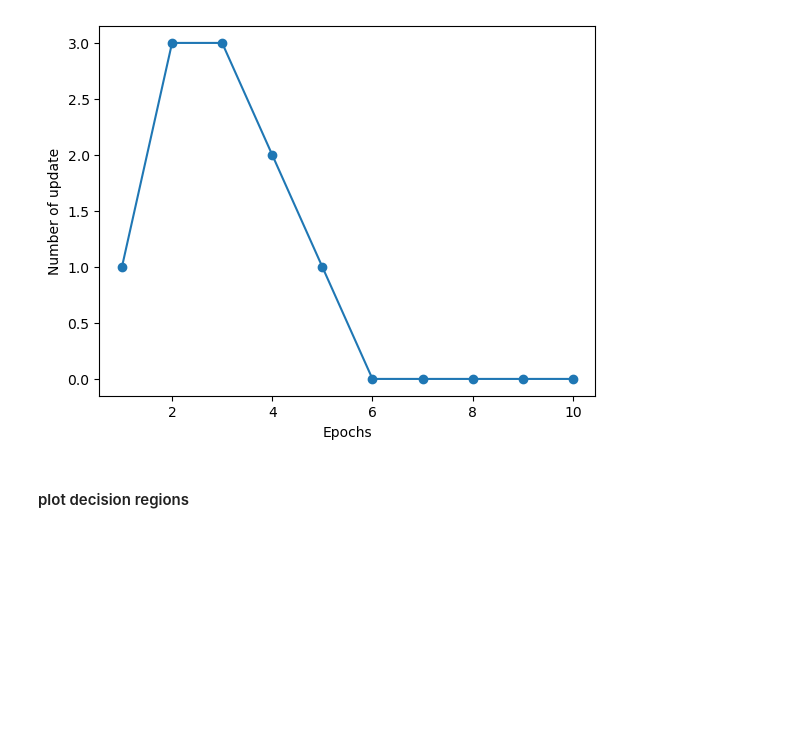
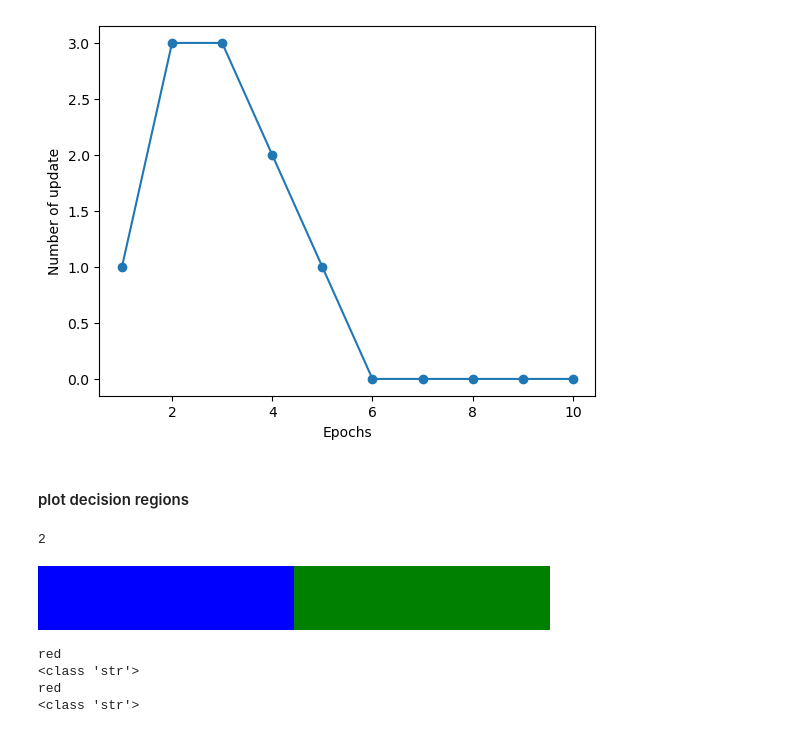
Before and after one commit to 05hide01/stdy_machine_learning, a Jupyter notebook: simple_perceptron.ipynb, the cells around one changed output. Saved outputs shown, nothing was run; the diff lists cells and outputs as text; code cells hidden in the pictures; blank space fills up the shorter version.

```diff
--- a/simple_perceptron.ipynb
+++ b/simple_perceptron.ipynb
@@ -125,6 +126,27 @@ def plot_decision_regions(X,y,classifier,resolution=0.02):
     #クラスごとに訓練データをプロット
     for idx,cl in  enumerate(np.unique(y)):
         plt.scatter(x=X[y==cl,0],y=X[y==cl,1],alpha=0.8,c=colors[idx],marker=markers[idx],label=cl,edgecolor='black')
+# %%
+print(len(np.unique(y)))
+colors=['red', 'blue','green','gray','cyan']
+# cmap =ListedColormap(colors[:len(np.unique(y))])
+cmap =ListedColormap(colors[1:3])
+# %% [output]
+2
+[figure, added]
+# %%
+colors=['red', 'blue','green','gray','cyan']
+colors2=('red', 'blue','green','gray','cyan')
+
+print(colors[0])
+print(type(colors[0]))
+print(colors2[0])
+print(type(colors2[0]))
+# %% [output]
+red
+<class 'str'>
+red
+<class 'str'>
 # %%
 plot_decision_regions(x,y,classifier=ppn)
 plt.xlabel('sepal length [cm]')
```
Also changed, not shown: parts of 2 cells of this notebook.
